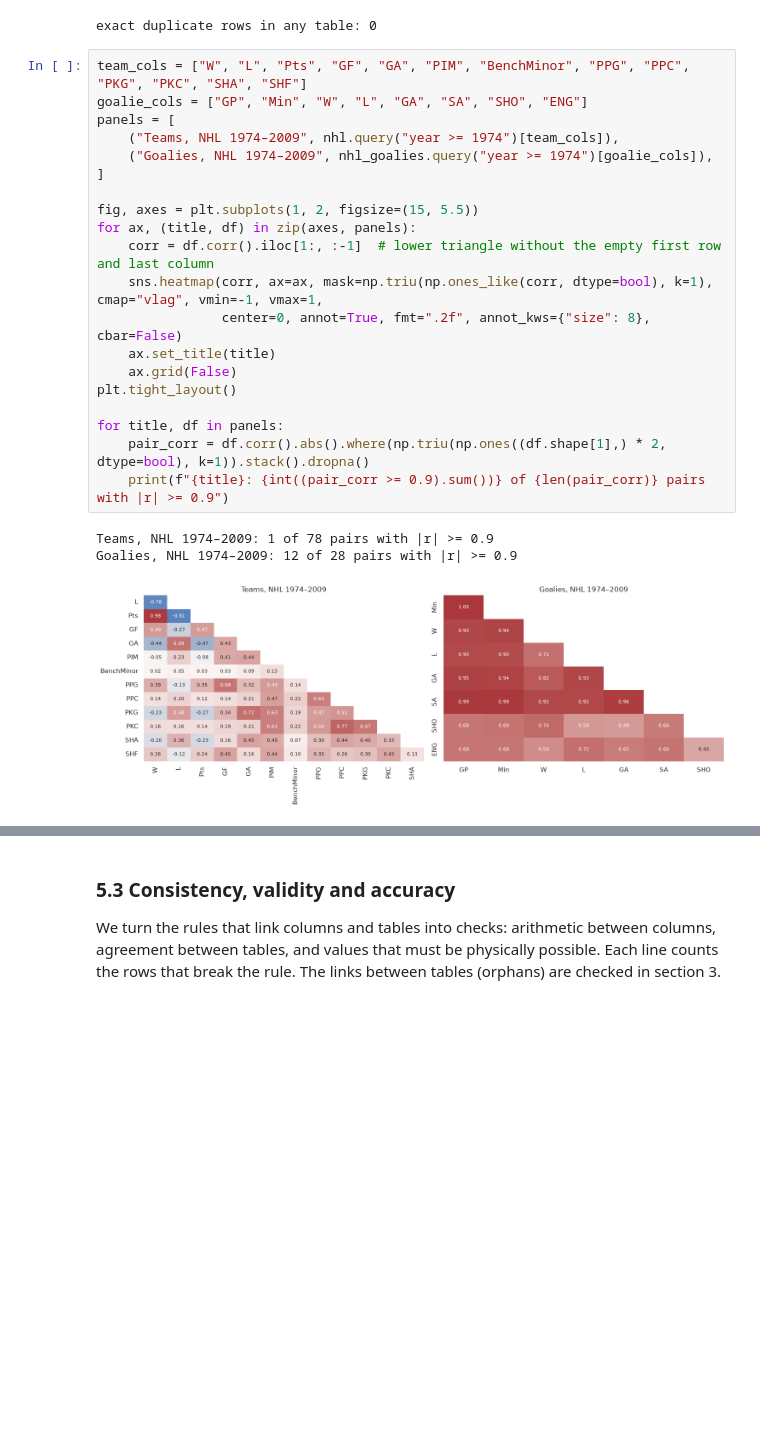
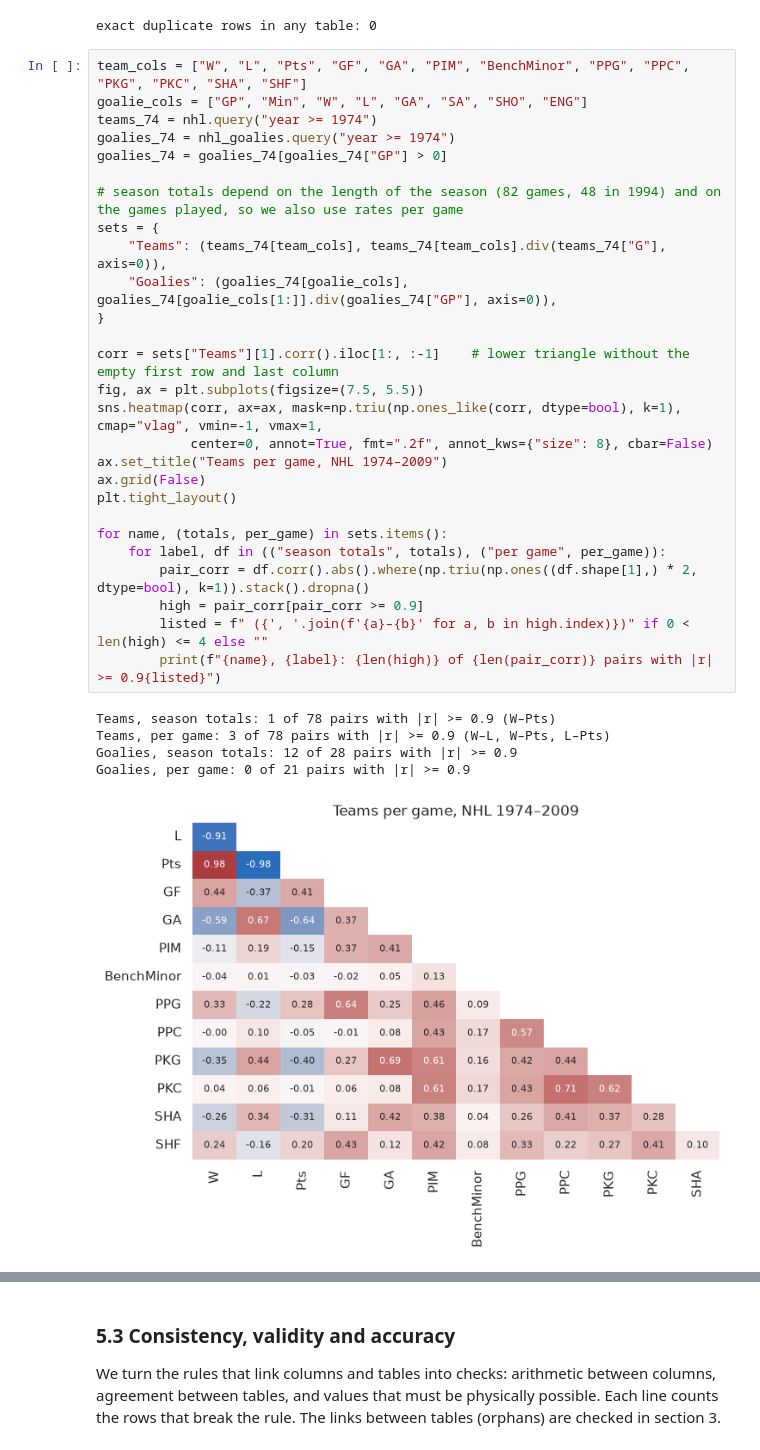
Before and after one commit to b3lchior/feup-ac, a Jupyter notebook: 01_eda.ipynb, the cells around one changed output, grey strips where cells are left out. Cells and saved outputs as stored; diff of their text form; blank space fills up the shorter version.

```diff
--- a/01_eda.ipynb
+++ b/01_eda.ipynb
@@ -495,27 +494,36 @@ exact duplicate rows in any table: 0
 # %%
 team_cols = ["W", "L", "Pts", "GF", "GA", "PIM", "BenchMinor", "PPG", "PPC", "PKG", "PKC", "SHA", "SHF"]
 goalie_cols = ["GP", "Min", "W", "L", "GA", "SA", "SHO", "ENG"]
-panels = [
-    ("Teams, NHL 1974–2009", nhl.query("year >= 1974")[team_cols]),
-    ("Goalies, NHL 1974–2009", nhl_goalies.query("year >= 1974")[goalie_cols]),
-]
+teams_74 = nhl.query("year >= 1974")
+goalies_74 = nhl_goalies.query("year >= 1974")
+goalies_74 = goalies_74[goalies_74["GP"] > 0]
 
-fig, axes = plt.subplots(1, 2, figsize=(15, 5.5))
-for ax, (title, df) in zip(axes, panels):
-    corr = df.corr().iloc[1:, :-1]  # lower triangle without the empty first row and last column
-    sns.heatmap(corr, ax=ax, mask=np.triu(np.ones_like(corr, dtype=bool), k=1), cmap="vlag", vmin=-1, vmax=1,
-                center=0, annot=True, fmt=".2f", annot_kws={"size": 8}, cbar=False)
-    ax.set_title(title)
-    ax.grid(False)
+# season totals depend on the length of the season (82 games, 48 in 1994) and on the games played, so we also use rates per game
+sets = {
+    "Teams": (teams_74[team_cols], teams_74[team_cols].div(teams_74["G"], axis=0)),
+    "Goalies": (goalies_74[goalie_cols], goalies_74[goalie_cols[1:]].div(goalies_74["GP"], axis=0)),
+}
+
+corr = sets["Teams"][1].corr().iloc[1:, :-1]    # lower triangle without the empty first row and last column
+fig, ax = plt.subplots(figsize=(7.5, 5.5))
+sns.heatmap(corr, ax=ax, mask=np.triu(np.ones_like(corr, dtype=bool), k=1), cmap="vlag", vmin=-1, vmax=1,
+            center=0, annot=True, fmt=".2f", annot_kws={"size": 8}, cbar=False)
+ax.set_title("Teams per game, NHL 1974–2009")
+ax.grid(False)
 plt.tight_layout()
 
-for title, df in panels:
-    pair_corr = df.corr().abs().where(np.triu(np.ones((df.shape[1],) * 2, dtype=bool), k=1)).stack().dropna()
-    print(f"{title}: {int((pair_corr >= 0.9).sum())} of {len(pair_corr)} pairs with |r| >= 0.9")
+for name, (totals, per_game) in sets.items():
+    for label, df in (("season totals", totals), ("per game", per_game)):
+        pair_corr = df.corr().abs().where(np.triu(np.ones((df.shape[1],) * 2, dtype=bool), k=1)).stack().dropna()
+        high = pair_corr[pair_corr >= 0.9]
+        listed = f" ({', '.join(f'{a}–{b}' for a, b in high.index)})" if 0 < len(high) <= 4 else ""
+        print(f"{name}, {label}: {len(high)} of {len(pair_corr)} pairs with |r| >= 0.9{listed}")
 # %% [output]
-Teams, NHL 1974–2009: 1 of 78 pairs with |r| >= 0.9
-Goalies, NHL 1974–2009: 12 of 28 pairs with |r| >= 0.9
+Teams, season totals: 1 of 78 pairs with |r| >= 0.9 (W–Pts)
+Teams, per game: 3 of 78 pairs with |r| >= 0.9 (W–L, W–Pts, L–Pts)
+Goalies, season totals: 12 of 28 pairs with |r| >= 0.9
+Goalies, per game: 0 of 21 pairs with |r| >= 0.9
-[figure, old version]
+[figure, new version]
 # %% [markdown]
 Nothing is duplicated, but some columns carry the same information:
 - **Computed columns,** which a pairwise correlation can't show because the formula has more than two terms: `Pts = 2W + T + OTL` and `G = W + L + T + OTL` in `Teams`, `Pts = G + A` in `Scoring`.
```
Also changed, not shown: parts of 24 cells of this notebook, 2 other files.
